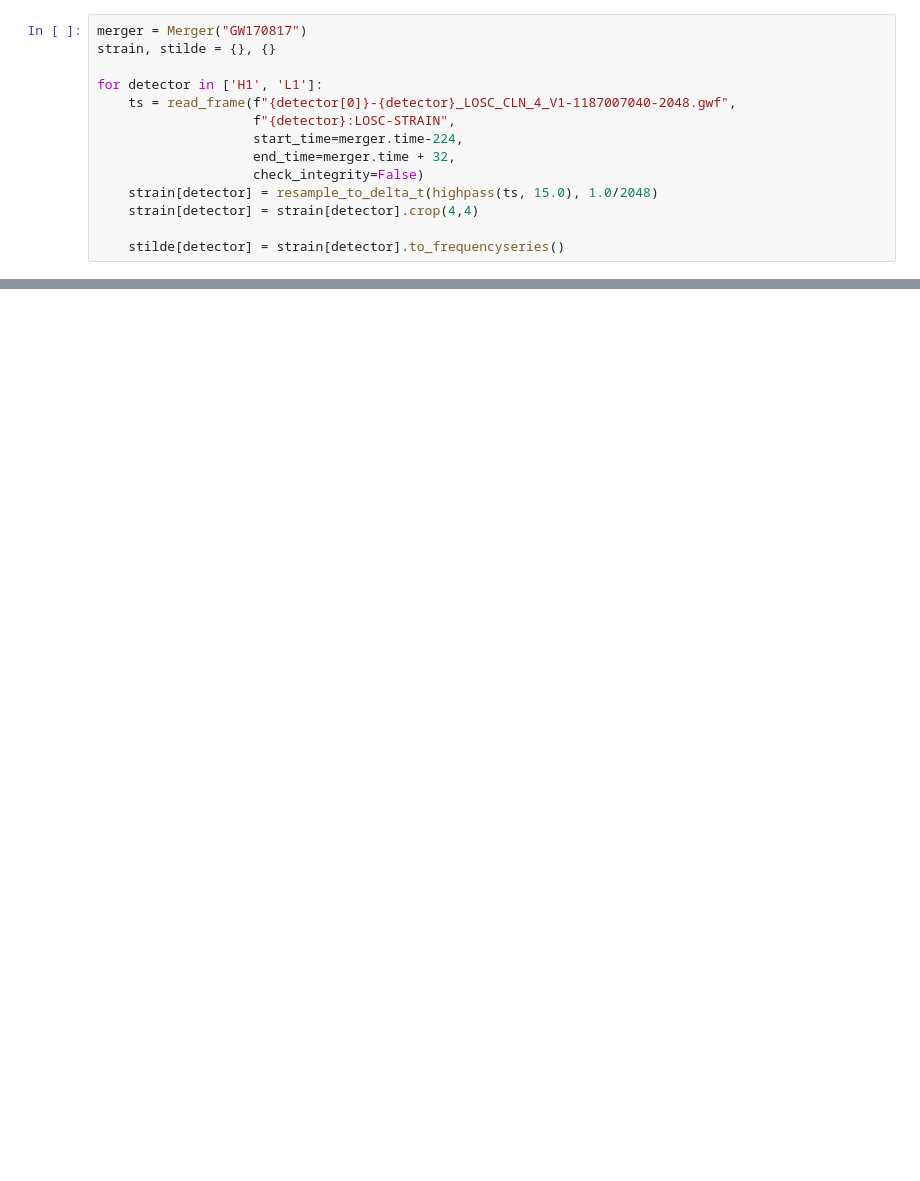
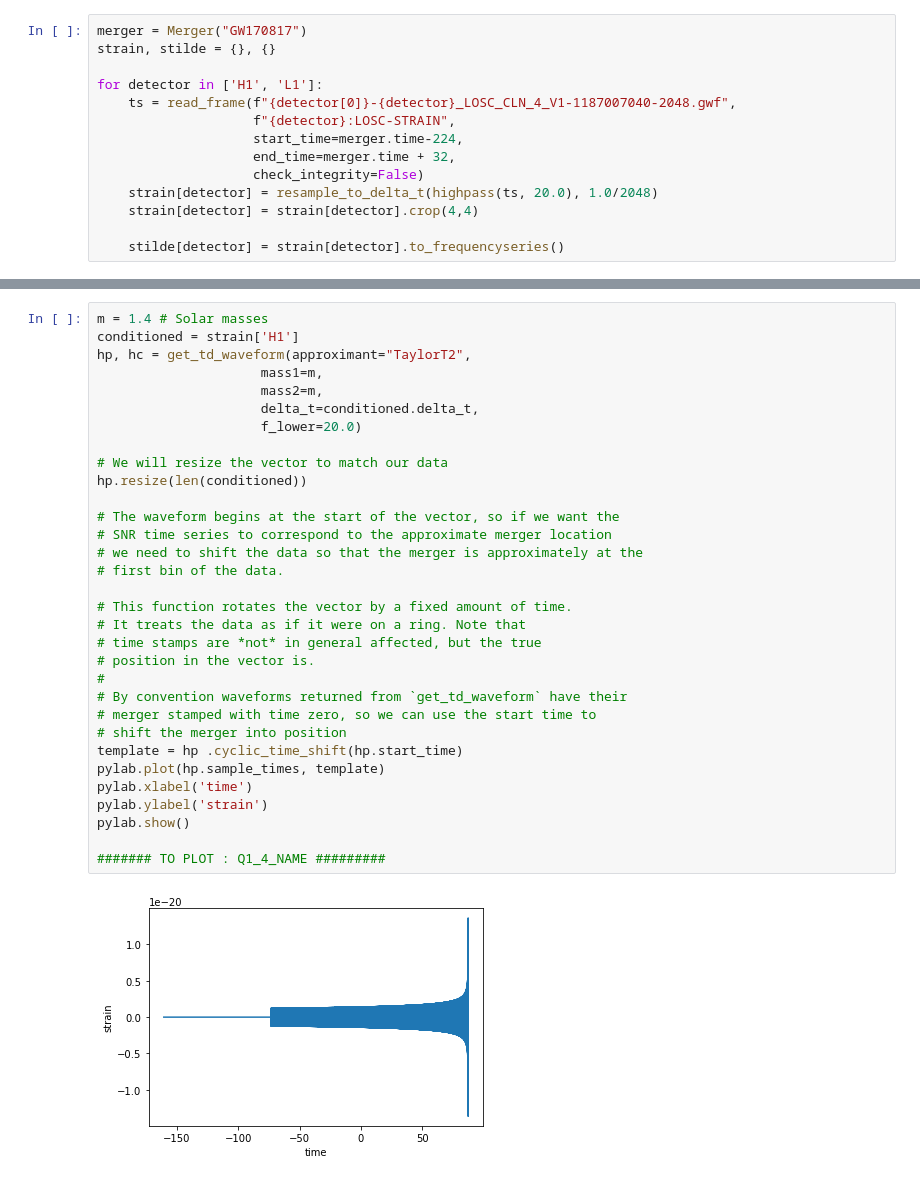
Before and after one commit to Jonastjep/Big_Data_Physics_PRA3024, a Jupyter notebook: Week1_Grav_Wave/Assignment_GWDA.ipynb, the cells around one changed output, grey strips where cells are left out. Cells and saved outputs as stored; diff of their text form; blank space fills up the shorter version.

```diff
--- a/Week1_Grav_Wave/Assignment_GWDA.ipynb
+++ b/Week1_Grav_Wave/Assignment_GWDA.ipynb
@@ -34,7 +48,7 @@ for detector in ['H1', 'L1']:
                     start_time=merger.time-224,
                     end_time=merger.time + 32,
                     check_integrity=False)
-    strain[detector] = resample_to_delta_t(highpass(ts, 15.0), 1.0/2048)
+    strain[detector] = resample_to_delta_t(highpass(ts, 20.0), 1.0/2048)
     strain[detector] = strain[detector].crop(4,4)
 
     stilde[detector] = strain[detector].to_frequencyseries()
@@ -53,0 +151,34 @@ IFrame(src='./LIGO_Hanford_raw.html', width=800, height=500)
+# %%
+m = 1.4 # Solar masses
+conditioned = strain['H1']
+hp, hc = get_td_waveform(approximant="TaylorT2",
+                     mass1=m,
+                     mass2=m,
+                     delta_t=conditioned.delta_t,
+                     f_lower=20.0)
+
+# We will resize the vector to match our data
+hp.resize(len(conditioned))
+
+# The waveform begins at the start of the vector, so if we want the
+# SNR time series to correspond to the approximate merger location
+# we need to shift the data so that the merger is approximately at the
+# first bin of the data.
+
+# This function rotates the vector by a fixed amount of time.
+# It treats the data as if it were on a ring. Note that
+# time stamps are *not* in general affected, but the true
+# position in the vector is.
+#
+# By convention waveforms returned from `get_td_waveform` have their
+# merger stamped with time zero, so we can use the start time to
+# shift the merger into position
+template = hp .cyclic_time_shift(hp.start_time)
+pylab.plot(hp.sample_times, template)
+pylab.xlabel('time')
+pylab.ylabel('strain')
+pylab.show()
+
+####### TO PLOT : Q1_4_NAME #########
+# %% [output]
+[figure, added]
```
Also changed, not shown: parts of 48 cells of this notebook, 10 other files.
